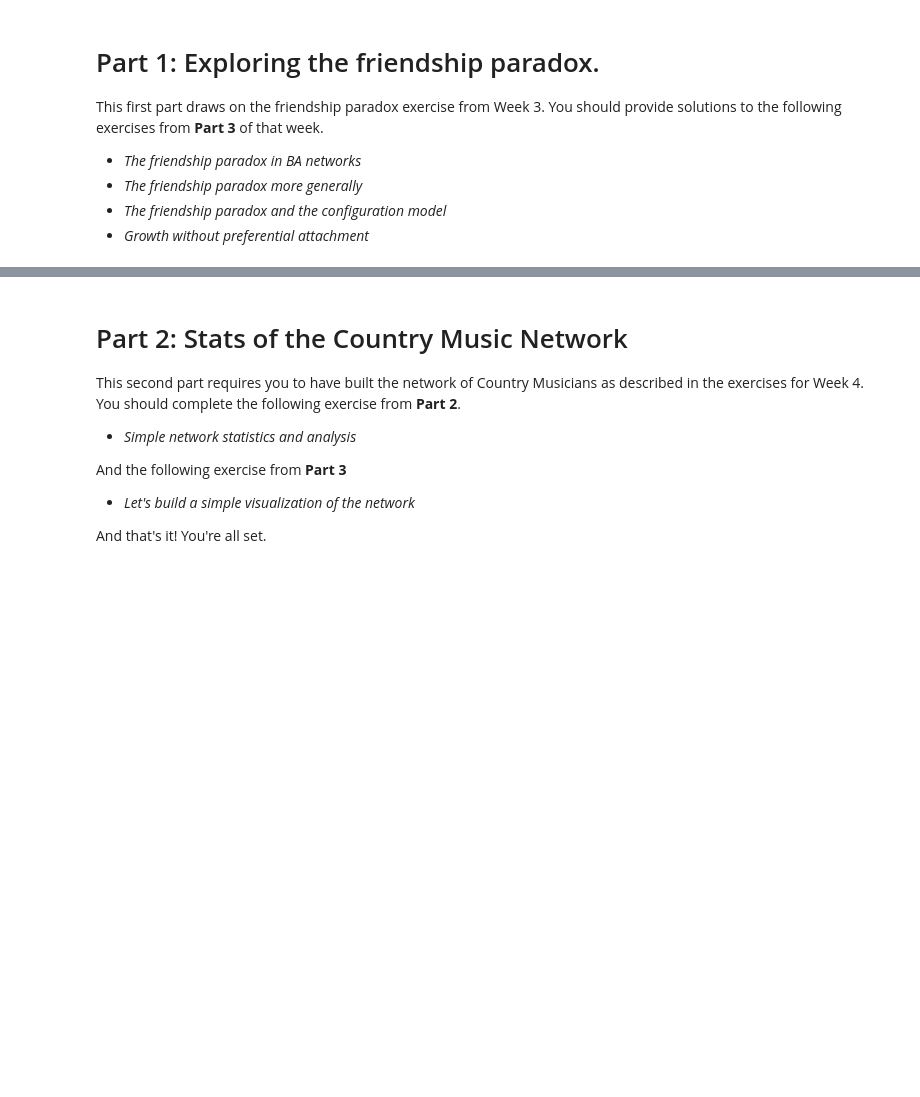
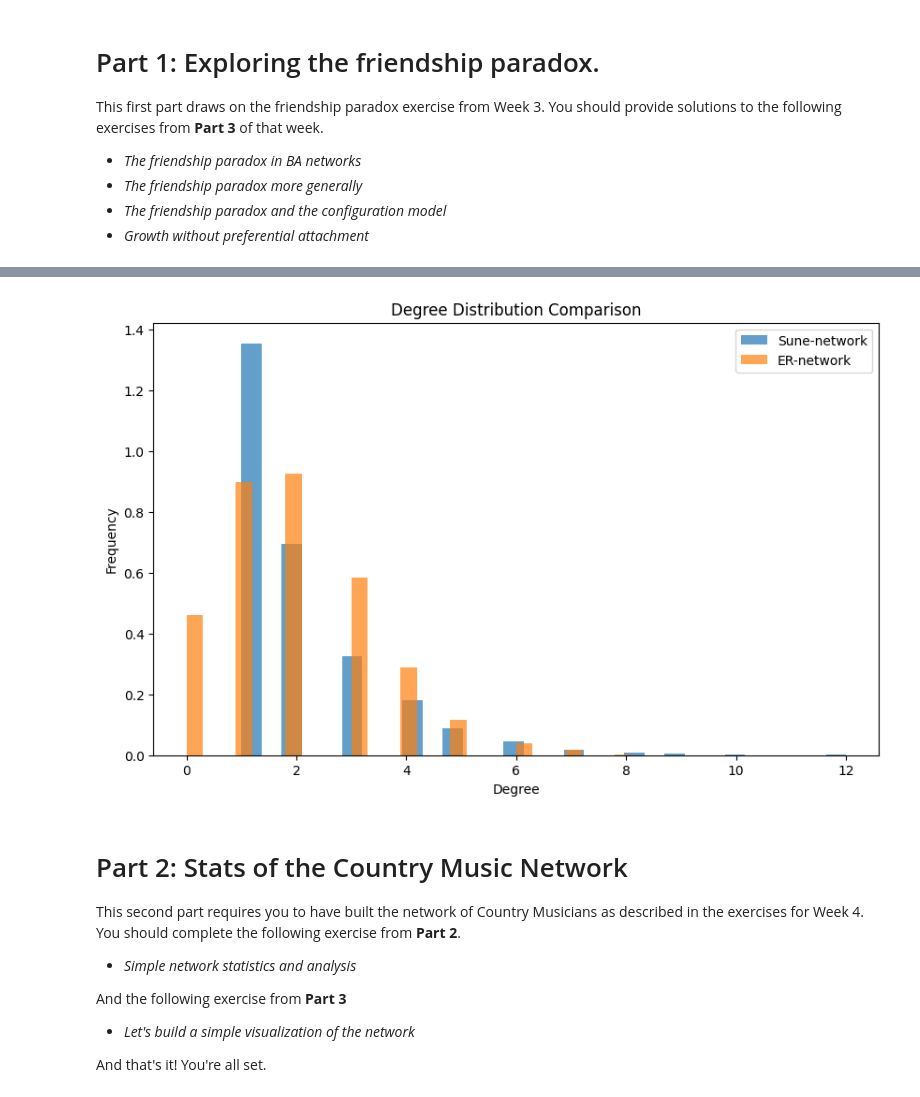
Before and after one commit to medonimario/social-graphs-interactions-2024, a Jupyter notebook: Assignment1.ipynb, the cells around one changed output, grey strips where cells are left out. Drawn from its saved outputs; the diff is of its cells as text; code cells hidden in the pictures; blank space fills up the shorter version.

```diff
--- a/Assignment1.ipynb
+++ b/Assignment1.ipynb
@@ -17,0 +158,35 @@ This first part draws on the friendship paradox exercise from Week 3. You should
+# %%
+def grow_Sune_network(n):
+    G_sune = nx.Graph()
+    G_sune.add_edge(0, 1)
+
+    for new_node in range(2, n):
+        #now we don't have preferential attachment so we can just select to create a connection to a random node, making things much simpler
+        target_node = random.choice(list(G_sune.nodes()))
+        G_sune.add_edge(new_node, target_node)
+
+    return G_sune
+
+def generate_ER_network(num_nodes, num_edges):
+    p = num_edges / (num_nodes * (num_nodes - 1) / 2)  #probability of creating an edge necessary for the inbuilt function
+    G_er = nx.erdos_renyi_graph(num_nodes, p)
+    return G_er
+
+def plot_degree_distributions(G1, G2, label1="Sune-network", label2="ER-network"):
+    degrees_G1 = [G1.degree(n) for n in G1.nodes()]
+    degrees_G2 = [G2.degree(n) for n in G2.nodes()]
+
+    plt.figure(figsize=(10, 6))
+    plt.hist(degrees_G1, bins=30, alpha=0.7, label=label1, density=True)
+    plt.hist(degrees_G2, bins=30, alpha=0.7, label=label2, density=True)
+    plt.xlabel('Degree')
+    plt.ylabel('Frequency')
+    plt.title('Degree Distribution Comparison')
+    plt.legend()
+    plt.show()
+
+# generate the two networks
+random.seed(42)
+F_Sune = grow_Sune_network(5000)
+num_edges_sune = F_Sune.number_of_edges() #get same number of edges
+F_ER = generate_ER_network(5000, num_edges_sune)
@@ -18,3 +207,7 @@ This first part draws on the friendship paradox exercise from Week 3. You should
+# %%
+plot_degree_distributions(F_Sune, F_ER)
+# %% [output]
+[figure, added]
 # %% [markdown]
 # Part 2: Stats of the Country Music Network
 
```
Also changed, not shown: parts of 21 cells of this notebook.
